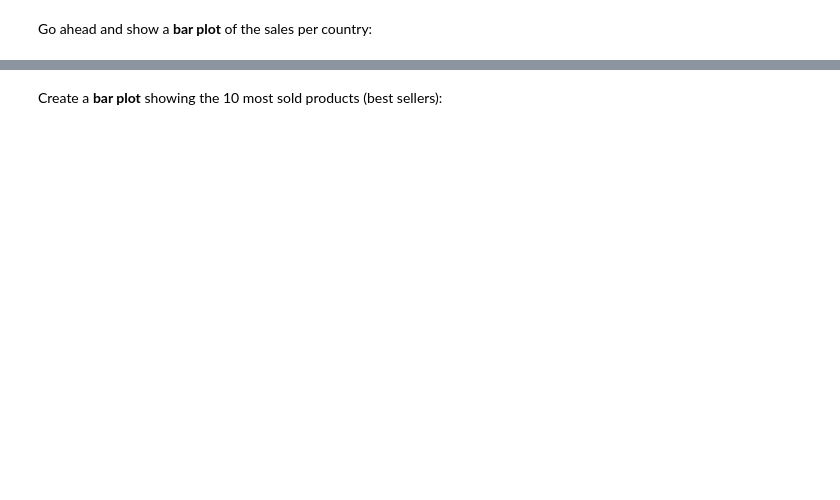
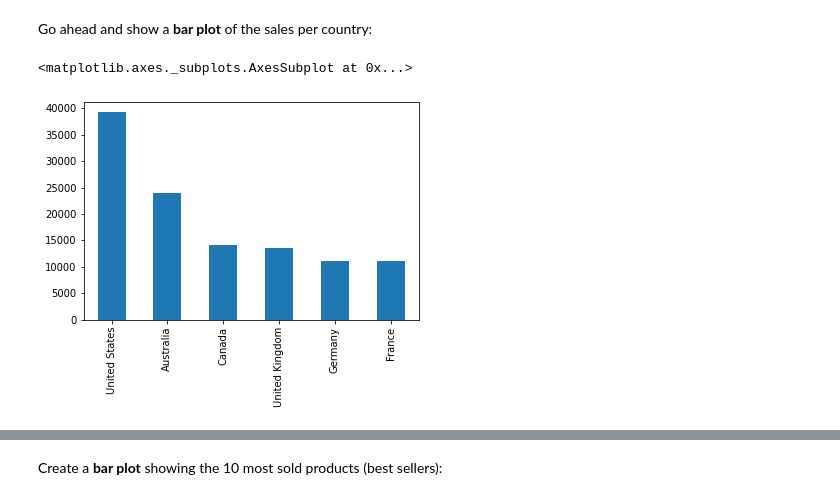
Before and after one commit to jmonti-gh/DataAnalysis_Py, a Jupyter notebook: da00_03/Exercises_1_jm.ipynb, the cells around one changed output, grey strips where cells are left out. Cells and saved outputs as stored; diff of their text form; code cells hidden in the pictures; blank space fills up the shorter version.

```diff
--- a/da00_03/Exercises_1_jm.ipynb
+++ b/da00_03/Exercises_1_jm.ipynb
@@ -138,2 +196,7 @@ Go ahead and show a <b>bar plot</b> of the sales per country:
+# %%
+sales['Country'].value_counts().plot(kind='bar')
+# %% [output]
+<matplotlib.axes._subplots.AxesSubplot at 0x...>
+[figure, added]
 # %%
 sales['Country'].value_counts().plot(kind='bar', figsize=(14,6))
```
Also changed, not shown: parts of 80 cells of this notebook.
